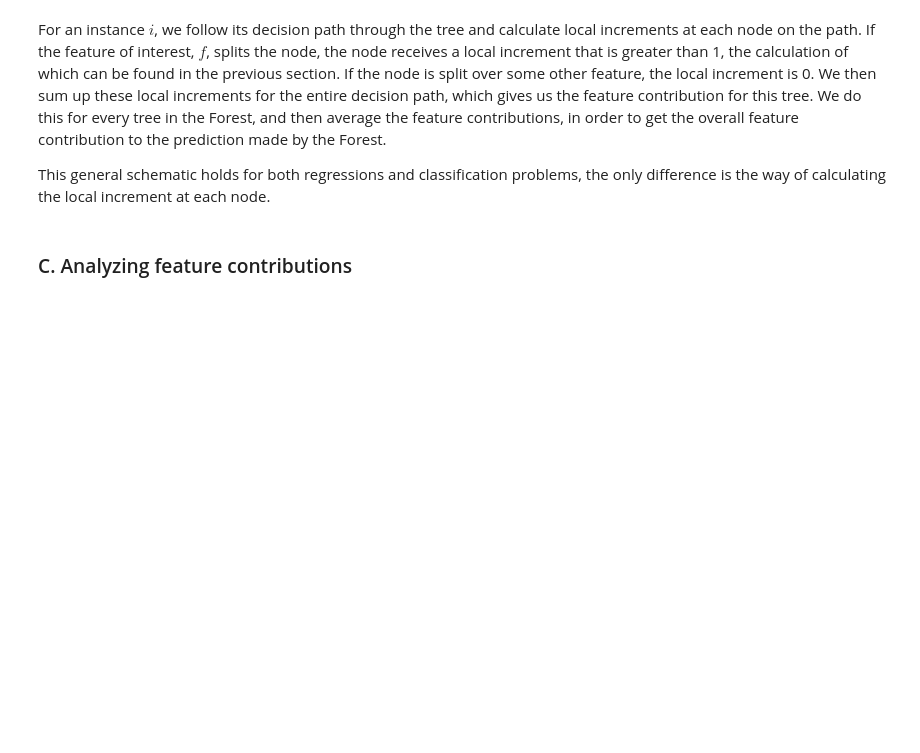
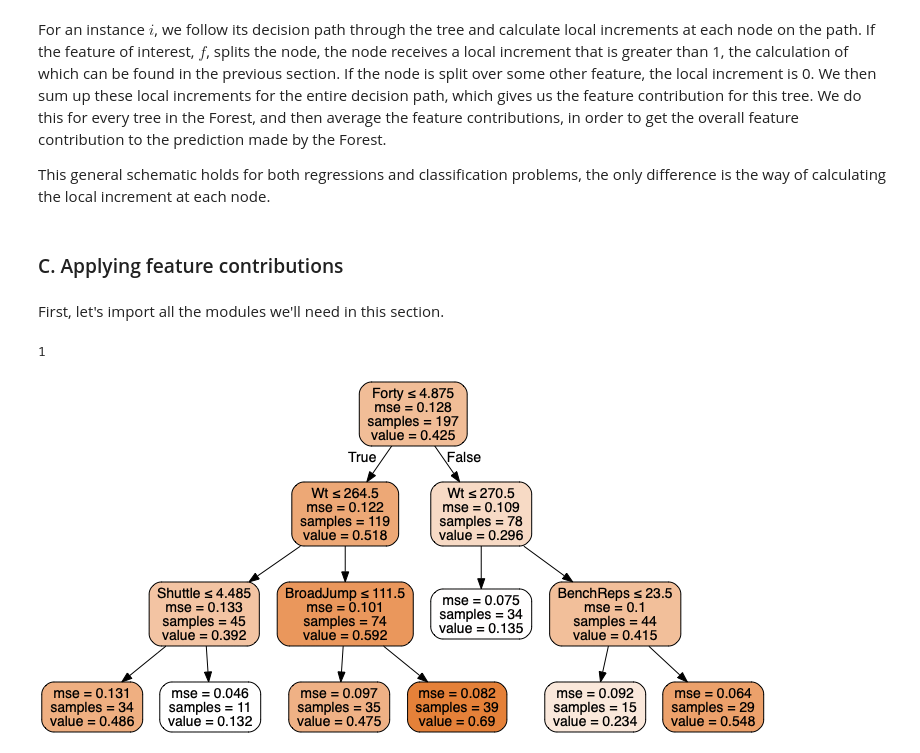
Before and after one commit to serenalotreck/tutorials, a Jupyter notebook: Interpretable_ML/InterpretabilityTutorial_AdaptedVersion.ipynb, the cells around one changed output. Saved outputs shown, nothing was run; the diff lists cells and outputs as text; code cells hidden in the pictures; blank space fills up the shorter version.

Commit message:
Add code for getting feature contributions

```diff
--- a/Interpretable_ML/InterpretabilityTutorial_AdaptedVersion.ipynb
+++ b/Interpretable_ML/InterpretabilityTutorial_AdaptedVersion.ipynb
@@ -690,4 +691,4 @@ For an instance $i$, we follow its decision path through the tree and calculate
 
 This general schematic holds for both regressions and classification problems, the only difference is the way of calculating the local increment at each node.
 # %% [markdown]
-### C. Analyzing feature contributions
+### C. Applying feature contributions
@@ -695,0 +695,2 @@ This general schematic holds for both regressions and classification problems, t
+# %% [markdown]
+First, let's import all the modules we'll need in this section.
@@ -695,0 +706,16 @@ This general schematic holds for both regressions and classification problems, t
+# %%
+# we can get individual trees directly from sklearn
+# get all trees with depth == 3:
+depth3 = [tree for tree in estimator.estimators_ if tree.tree_.max_depth==3]
+len(depth3)
+# %% [output]
+1
+# %%
+tree = depth3[0]
+dot_data = StringIO()
+export_graphviz(tree, out_file=dot_data, feature_names=features,
+                filled=True, rounded=True, special_characters=True)
+graph = pydotplus.graph_from_dot_data(dot_data.getvalue())
+Image(graph.create_png())
+# %% [output]
+[figure, added]
```
Also changed, not shown: parts of 23 cells of this notebook.
